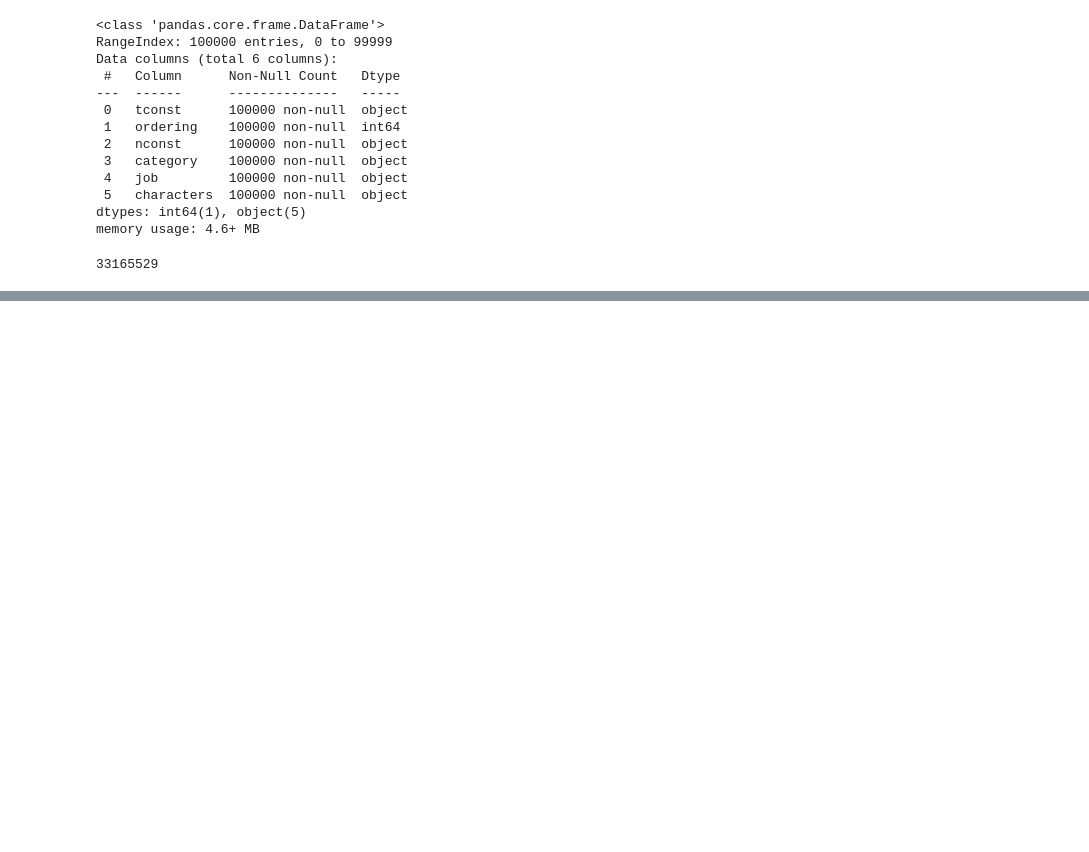
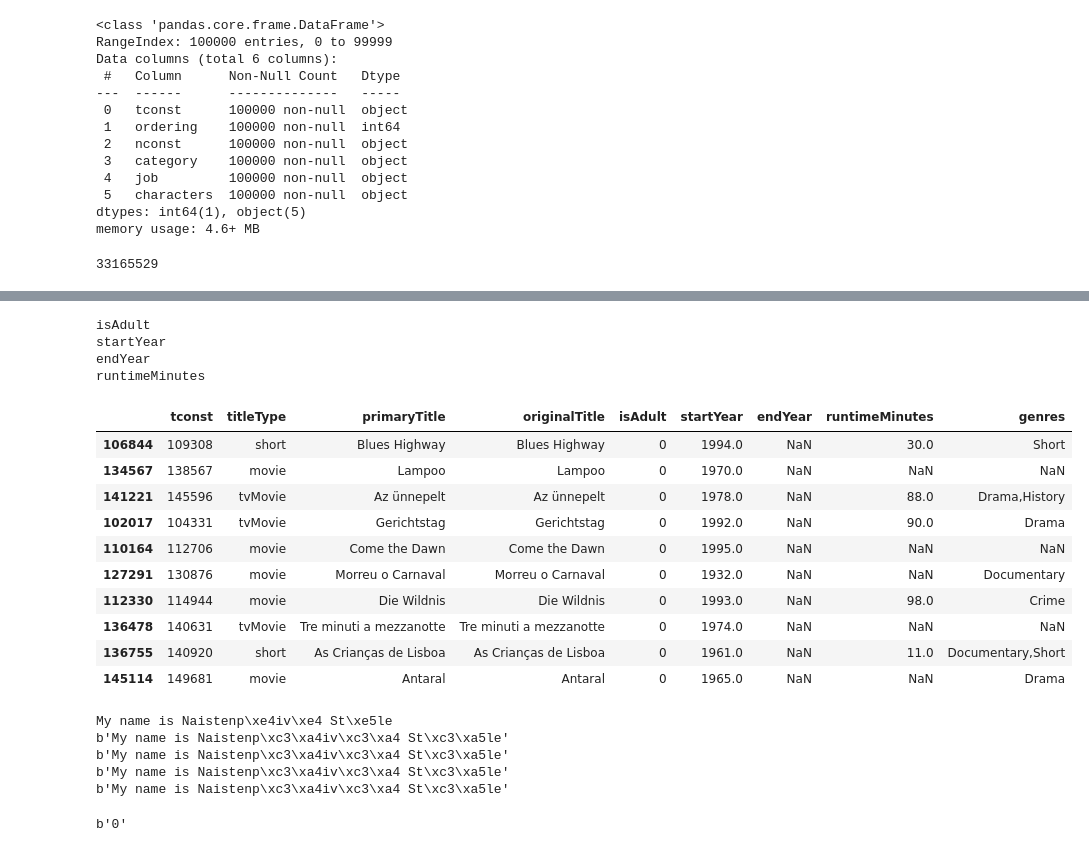
Before and after one commit to dherzey/bechdel-movies, a Jupyter notebook: testing/testing_notebook.ipynb, the cells around one changed output, grey strips where cells are left out. Saved outputs shown, nothing was run; the diff lists cells and outputs as text; code cells hidden in the pictures; blank space fills up the shorter version.

Commit message:
Added argument to read null values

```diff
--- a/testing/testing_notebook.ipynb
+++ b/testing/testing_notebook.ipynb
@@ -585,0 +589,17 @@ FileNotFoundError: [Errno 2] No such file or directory: '/home/jdtganding/Downlo
+# %%
+import pyarrow
+
+# path = "~/Downloads/imdb_title_basics_title_basics_part62.parquet"
+path = "https://datasets.imdbws.com/title.basics.tsv.gz"
+
+data = pd.read_csv( path,
+                    sep='\t',
+                    header=0,
+                    na_values='\\N',
+                    encoding='utf-8',
+                    iterator=True,
+                    chunksize=50_000 )
+
+df = next(data)
+
+# data = pd.read_parquet(path, engine="pyarrow")
@@ -585,0 +625,23 @@ FileNotFoundError: [Errno 2] No such file or directory: '/home/jdtganding/Downlo
+# %%
+for column in df.columns:
+    if df[column].dtype in ['int64','float64']:
+        print(column)
+# %% [output]
+isAdult
+startYear
+endYear
+runtimeMinutes
+# %%
+data.sample(10)
+# %% [output]
+|  | tconst | titleType | primaryTitle | originalTitle | isAdult | startYear | endYear | runtimeMinutes | genres |
+| 106844 | 109308 | short | Blues Highway | Blues Highway | 0 | 1994.0 | NaN | 30.0 | Short |
+| 134567 | 138567 | movie | Lampoo | Lampoo | 0 | 1970.0 | NaN | NaN | NaN |
+| 141221 | 145596 | tvMovie | Az ünnepelt | Az ünnepelt | 0 | 1978.0 | NaN | 88.0 | Drama,History |
+| 102017 | 104331 | tvMovie | Gerichtstag | Gerichtstag | 0 | 1992.0 | NaN | 90.0 | Drama |
+| 110164 | 112706 | movie | Come the Dawn | Come the Dawn | 0 | 1995.0 | NaN | NaN | NaN |
+| 127291 | 130876 | movie | Morreu o Carnaval | Morreu o Carnaval | 0 | 1932.0 | NaN | NaN | Documentary |
+| 112330 | 114944 | movie | Die Wildnis | Die Wildnis | 0 | 1993.0 | NaN | 98.0 | Crime |
+| 136478 | 140631 | tvMovie | Tre minuti a mezzanotte | Tre minuti a mezzanotte | 0 | 1974.0 | NaN | NaN | NaN |
+| 136755 | 140920 | short | As Crianças de Lisboa | As Crianças de Lisboa | 0 | 1961.0 | NaN | 11.0 | Documentary,Short |
+| 145114 | 149681 | movie | Antaral | Antaral | 0 | 1965.0 | NaN | NaN | Drama |
@@ -585,0 +662,19 @@ FileNotFoundError: [Errno 2] No such file or directory: '/home/jdtganding/Downlo
+# %%
+txt = "My name is Naistenpäivä Ståle"
+
+print(txt.encode(encoding="ascii",errors="backslashreplace").decode('utf-8'))
+print(txt.encode(encoding="utf-8",errors="ignore"))
+print(txt.encode(encoding="utf-8",errors="namereplace"))
+print(txt.encode(encoding="utf-8",errors="replace"))
+print(txt.encode(encoding="utf-8",errors="xmlcharrefreplace"))
+# %% [output]
+My name is Naistenp\xe4iv\xe4 St\xe5le
+b'My name is Naistenp\xc3\xa4iv\xc3\xa4 St\xc3\xa5le'
+b'My name is Naistenp\xc3\xa4iv\xc3\xa4 St\xc3\xa5le'
+b'My name is Naistenp\xc3\xa4iv\xc3\xa4 St\xc3\xa5le'
+b'My name is Naistenp\xc3\xa4iv\xc3\xa4 St\xc3\xa5le'
+# %%
+txt = '0'
+txt.encode(encoding='utf-8')
+# %% [output]
+b'0'
```
Also changed, not shown: parts of 11 cells of this notebook, 4 other files.
